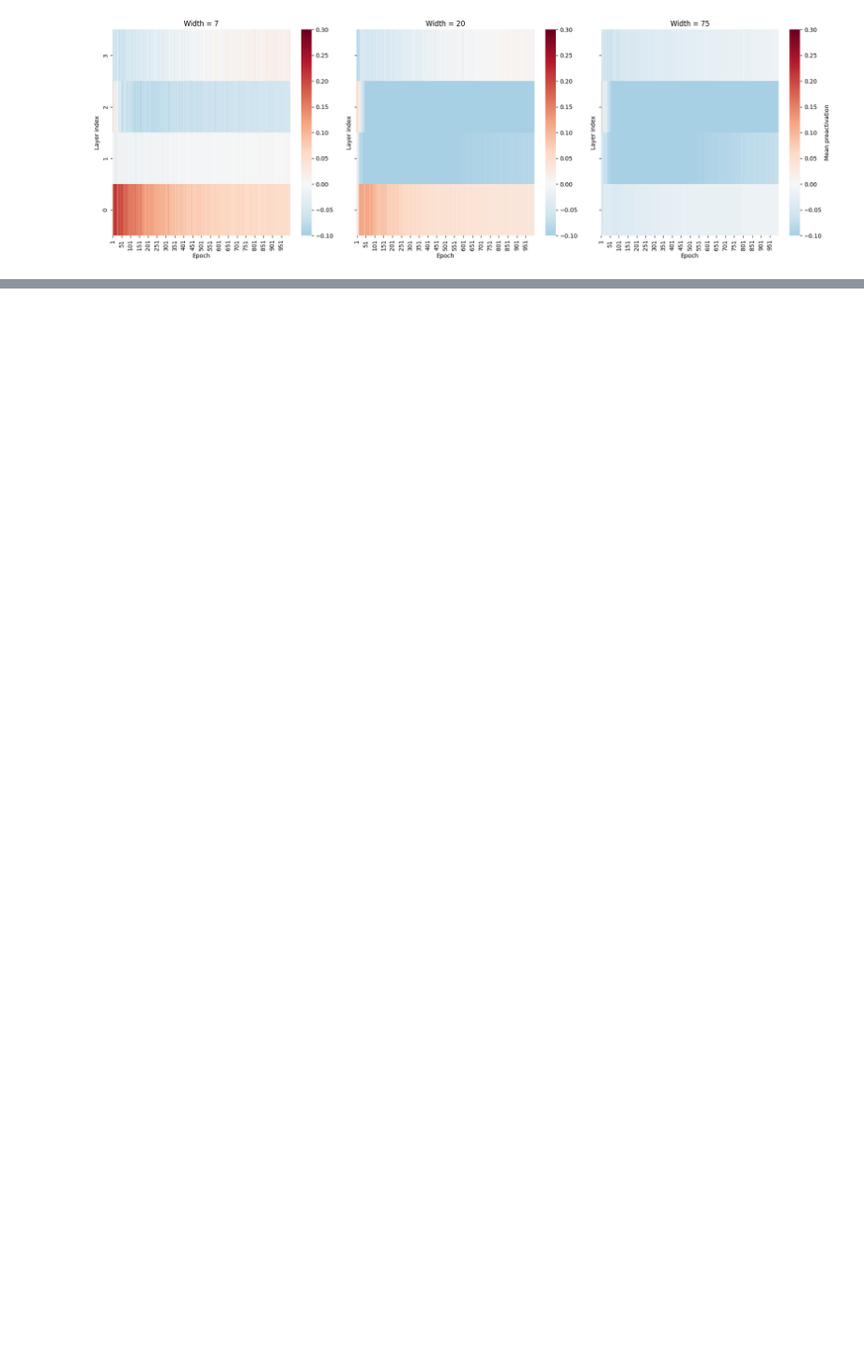
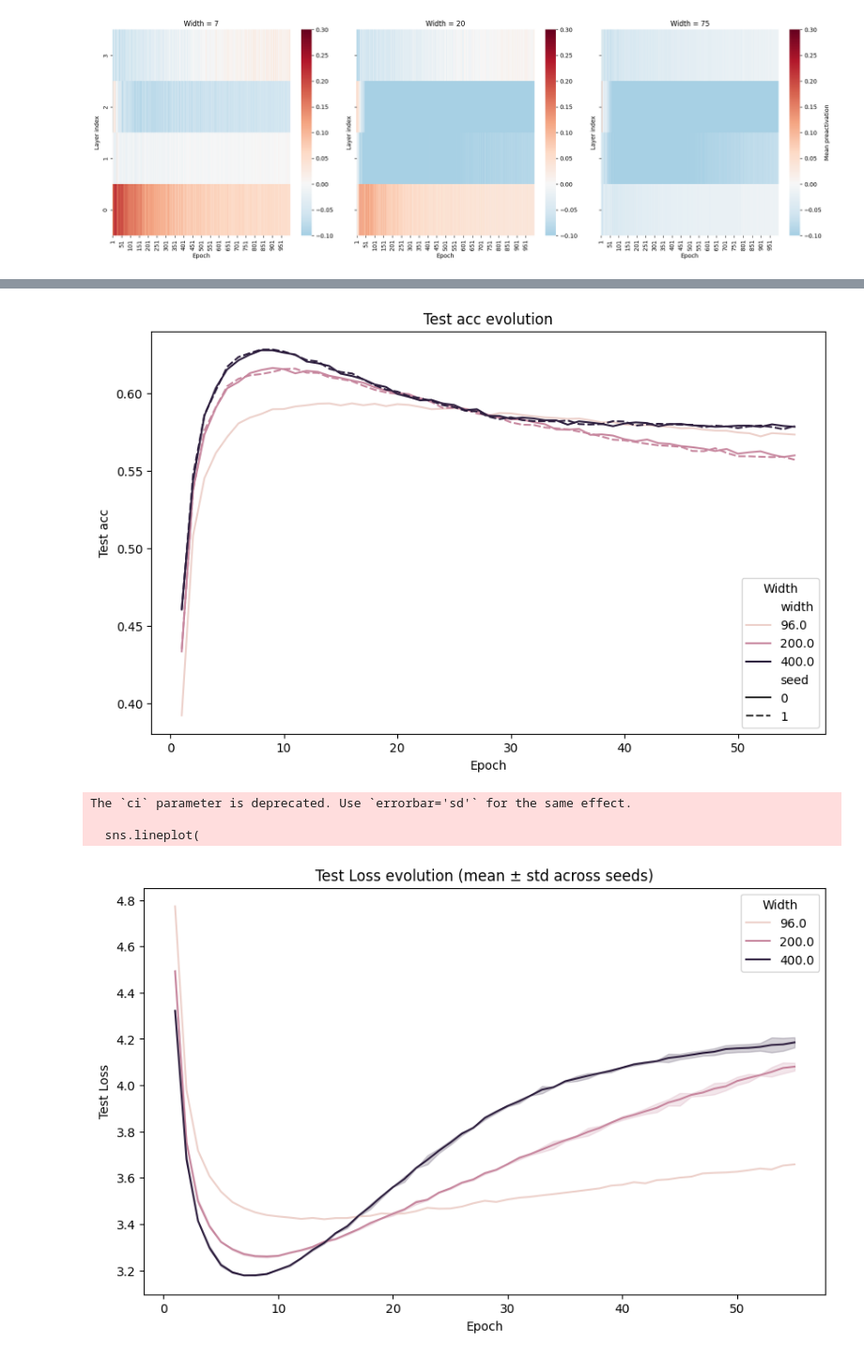
Before and after one commit to andrei-lucian/MSc_Thesis, a Jupyter notebook: results.ipynb, the cells around one changed output, grey strips where cells are left out. Shown at 94% size. Saved outputs shown, nothing was run; the diff lists cells and outputs as text; code cells hidden in the pictures; blank space fills up the shorter version.

```diff
--- a/results.ipynb
+++ b/results.ipynb
@@ -502,0 +586,35 @@ plt.show()
+# %%
+import matplotlib.pyplot as plt
+import seaborn as sns
+
+plt.figure(figsize=(10,6))
+sns.lineplot(
+    data=df,
+    x="epoch", y="test_acc",
+    hue="width", style="seed",
+    estimator=None  # plot each seed separately
+)
+plt.title("Test acc evolution")
+plt.ylabel("Test acc")
+plt.xlabel("Epoch")
+plt.legend(title="Width")
+plt.show()
+
+plt.figure(figsize=(10,6))
+sns.lineplot(
+    data=df,
+    x="epoch", y="test_loss",
+    hue="width",
+    ci="sd"  # shaded std deviation across seeds
+)
+plt.title("Test Loss evolution (mean ± std across seeds)")
+plt.ylabel("Test Loss")
+plt.xlabel("Epoch")
+plt.legend(title="Width")
+plt.show()
+# %% [output]
+[figure, added]
+The `ci` parameter is deprecated. Use `errorbar='sd'` for the same effect.
+
+  sns.lineplot(
+[figure, added]
```
Also changed, not shown: parts of 13 cells of this notebook, 28 other files.
